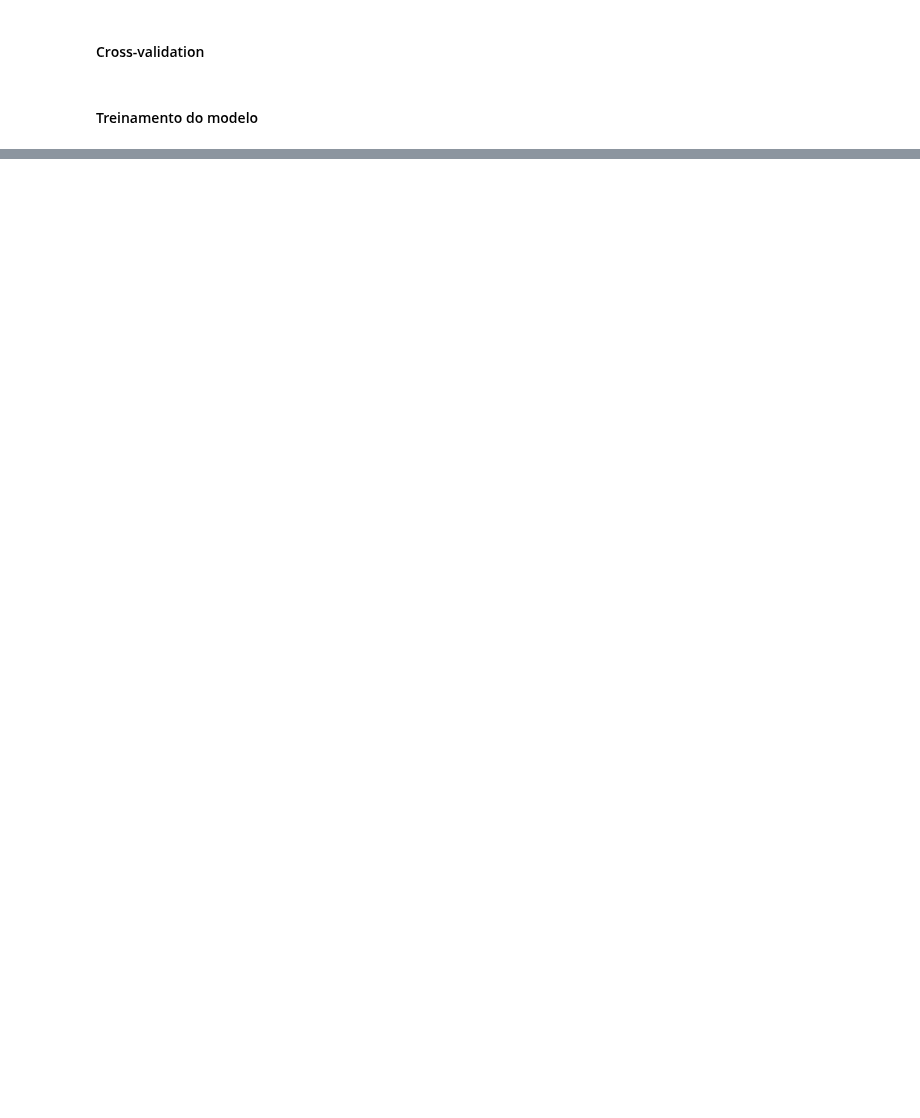
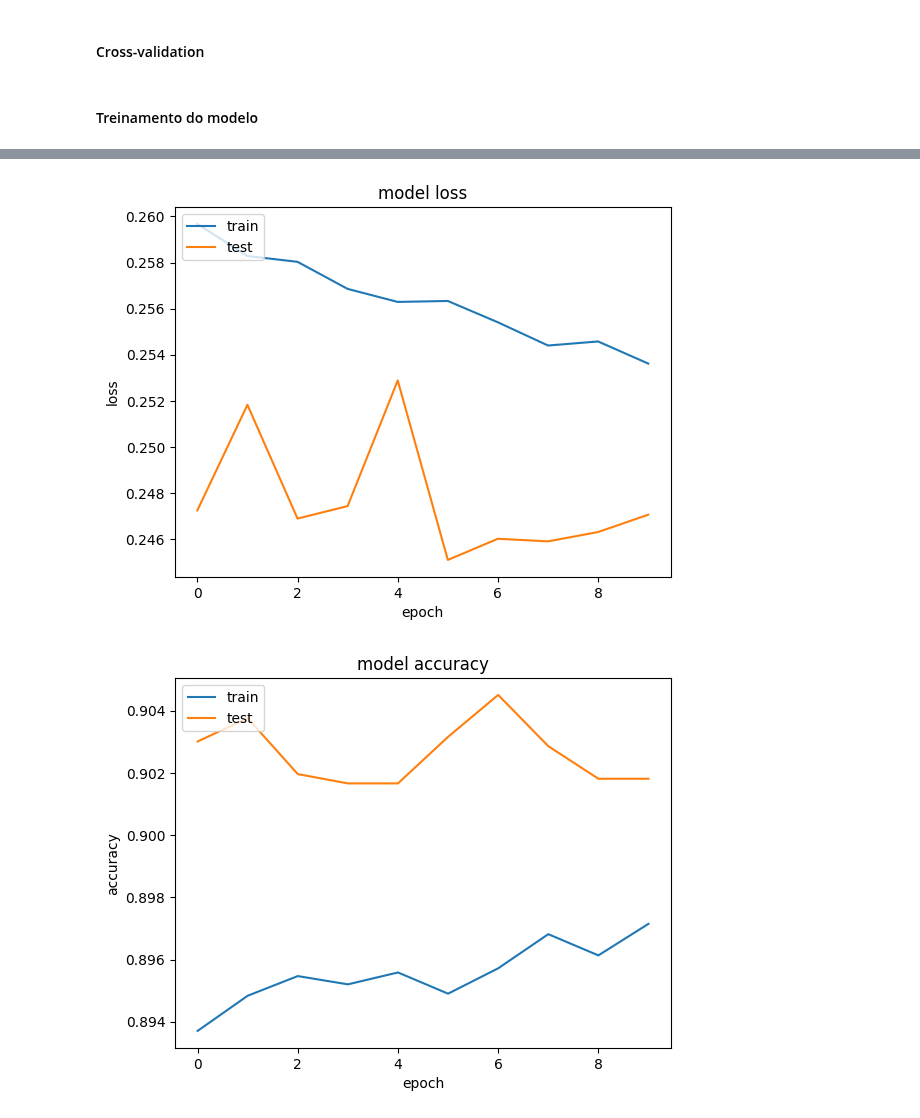
Before and after one commit to brugnaro2022/nlp, a Jupyter notebook: 09_tlm_gran_fb2_mlp.ipynb, the cells around one changed output, grey strips where cells are left out. Drawn from its saved outputs; the diff is of its cells as text; code cells hidden in the pictures; blank space fills up the shorter version.

```diff
--- a/09_tlm_gran_fb2_mlp.ipynb
+++ b/09_tlm_gran_fb2_mlp.ipynb
@@ -29,9 +32,9 @@ import matplotlib.pyplot as plt
 # %%
-#Dropout: 5%, 15%, 25%, 35%, and 50%
-DROPOUT = 0.05
-
-#Learning rate: 5e-4, 1e-3, 5e-3, 1e-2
-LEARNING_RATE = 5e-4
+# Dropout: 0 e 10%
+DROPOUT = 0.10
+#Learning rates: 2.5e-5 e 5e-5
+LEARNING_RATE = 5e-5
+TRAIN_NUM = '04'
 # %%
 tokenizer = AutoTokenizer.from_pretrained("xlm-roberta-large")
 model = AutoModel.from_pretrained("xlm-roberta-large")
@@ -77,8 +80,8 @@ labels = labels_batch_01
 - Este processo pode demorar alguns minnutos para ser concluído
 # %%
 embeddings = []
-for review in reviews:
-    inputs = tokenizer(review, return_tensors="pt", padding=True, truncation=True)
+for review in tqdm((reviews),desc='Processing'):
+    inputs = tokenizer(str(review), return_tensors="pt", padding=True, truncation=True)
     with torch.no_grad():
         output = model(**inputs)
     embeddings.append(output.last_hidden_state.mean(dim=1).numpy())
@@ -91,8 +94,8 @@ print(f'{embeddings_array.shape[0]} embeddings de {embeddings_array.shape[1]} di
 # %% [markdown]
 #### Feature based 2
 # %%
-additional_features_1 = np.array([[len(review_batch_1.split())] for review_batch_1 in reviews_batch_01])
-additional_features_2 = np.array([[len(review_batch_2.split())] for review_batch_2 in reviews_batch_02])
+additional_features_1 = np.array([[len(str(review_batch_1).split())] for review_batch_1 in reviews_batch_01])
+additional_features_2 = np.array([[len(str(review_batch_2).split())] for review_batch_2 in reviews_batch_02])
 # %%
 print(embeddings_array.shape)
 print(additional_features_1.shape)
@@ -240,0 +341,13 @@ test_loss, test_accuracy = model.evaluate(X_test_tensor, y_test_tensor)
+# %%
+plot_eval_metrics(model_history, 'loss')
+plot_eval_metrics(model_history, 'accuracy')
+
+plot_train_folds(fold_train_losses, 'Loss')
+plot_train_folds(fold_train_accs, 'Accuracy')
+
+mean_tpr = np.mean(tprs, axis=0)
+mean_auc = auc(mean_fpr, mean_tpr)
+plot_roc_auc_curve('Train', mean_tpr, mean_auc)
+# %% [output]
+[figure, added]
+[figure, added]
```
Also changed, not shown: parts of 17 cells of this notebook, 34 other files.
